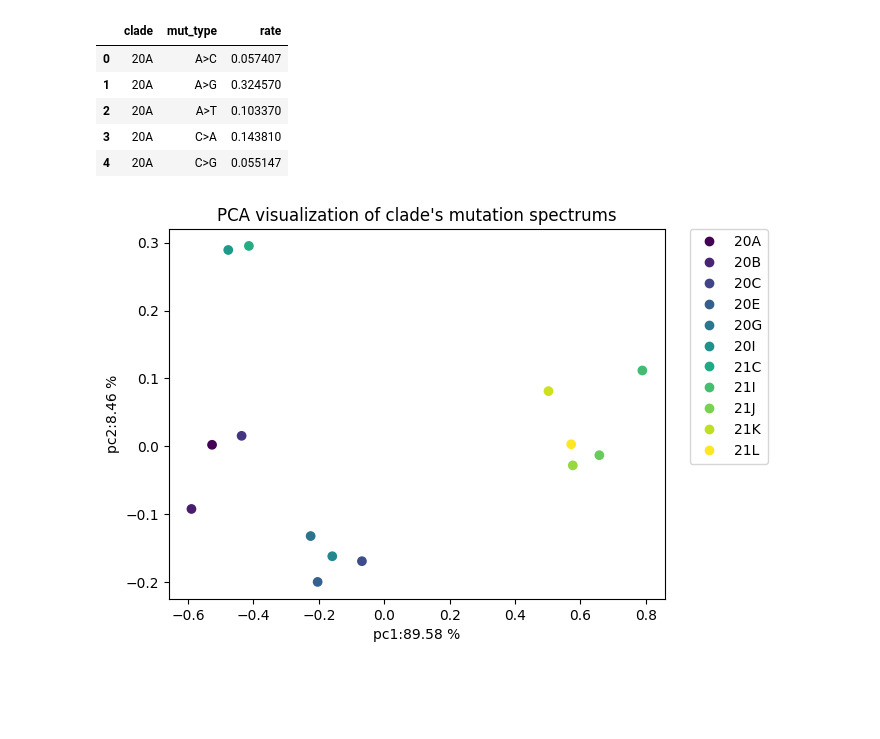
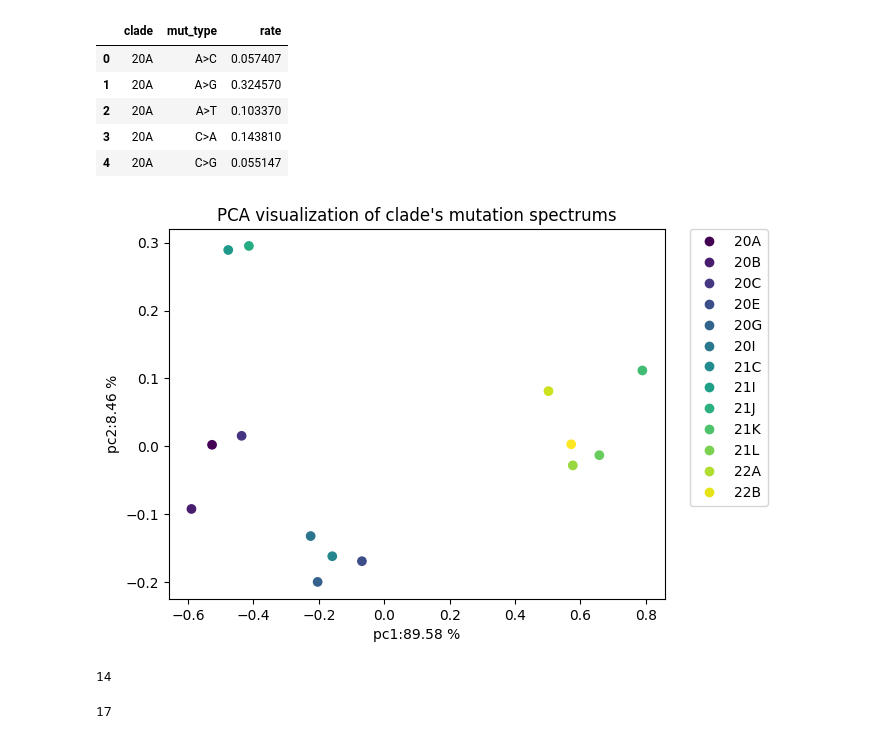
Before and after one commit to VoronkaAlexandr/Sars_Cov_2_MutSpec, a Jupyter notebook: Sars_Cov_2/cod/clades_mutspec.ipynb, the cells around one changed output. Drawn from its saved outputs; the diff is of its cells as text; code cells hidden in the pictures; blank space fills up the shorter version.

```diff
--- a/Sars_Cov_2/cod/clades_mutspec.ipynb
+++ b/Sars_Cov_2/cod/clades_mutspec.ipynb
@@ -84,10 +84,20 @@ pca_df["Color"] = pca_df['clade_name'].apply(lambda x: colordict[x])
 # %%
 scatter = plt.scatter(pca_data1["pc1"], pca_data1["pc2"], c=pca_df["Color"])
 plt.title("PCA visualization of clade's mutation spectrums")
 plt.xlabel("pc1:" + "{:.2f}".format(pca.explained_variance_ratio_[0] * 100) + " %")
 plt.ylabel("pc2:" + "{:.2f}".format(pca.explained_variance_ratio_[1] * 100) + " %")
-plt.legend(bbox_to_anchor=(1.05, 1), loc=2, borderaxespad=0., handles=scatter.legend_elements()[0], labels=list(pca_df['clade_name']))
+plt.legend(bbox_to_anchor=(1.05, 1), loc=2, borderaxespad=0.,
+           handles=scatter.legend_elements(num=len(list(pca_df['clade_name'])))[0],
+           labels=list(pca_df['clade_name']))
 plt.show()
 plt.close()
 # %% [output]
-[figure, old version]
+[figure, new version]
+# %%
+len(pca_df['clade_name'])
+# %% [output]
+14
+# %%
+len(scatter.legend_elements(num=18)[0])
+# %% [output]
+17
```
Also changed, not shown: 1 other file.
